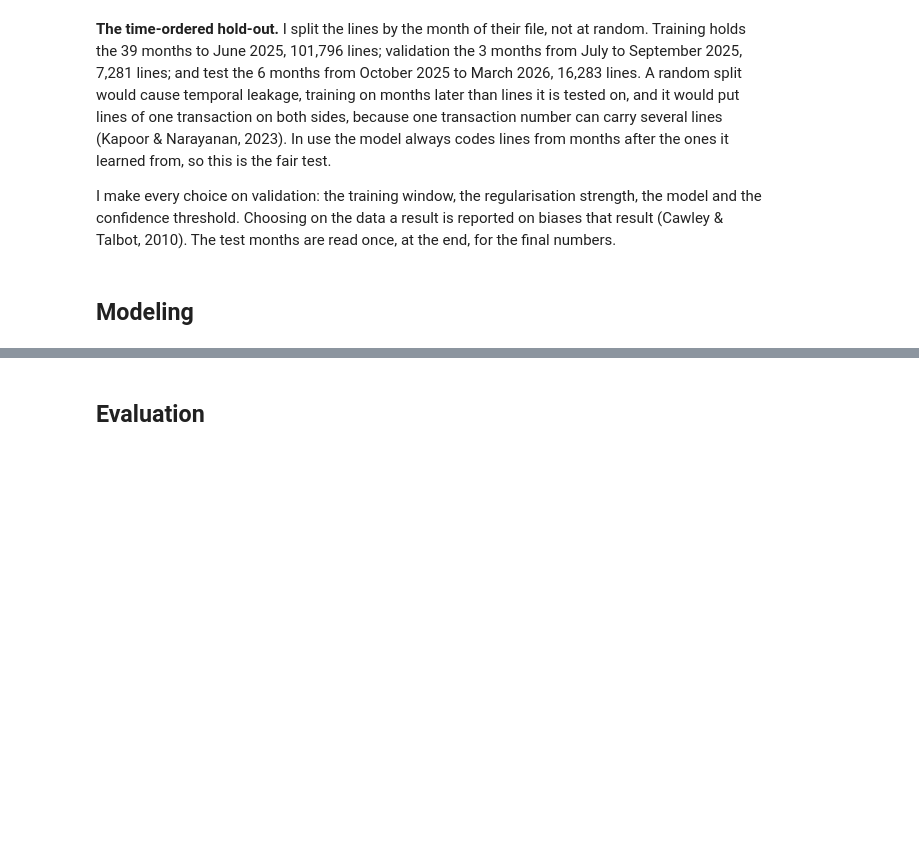
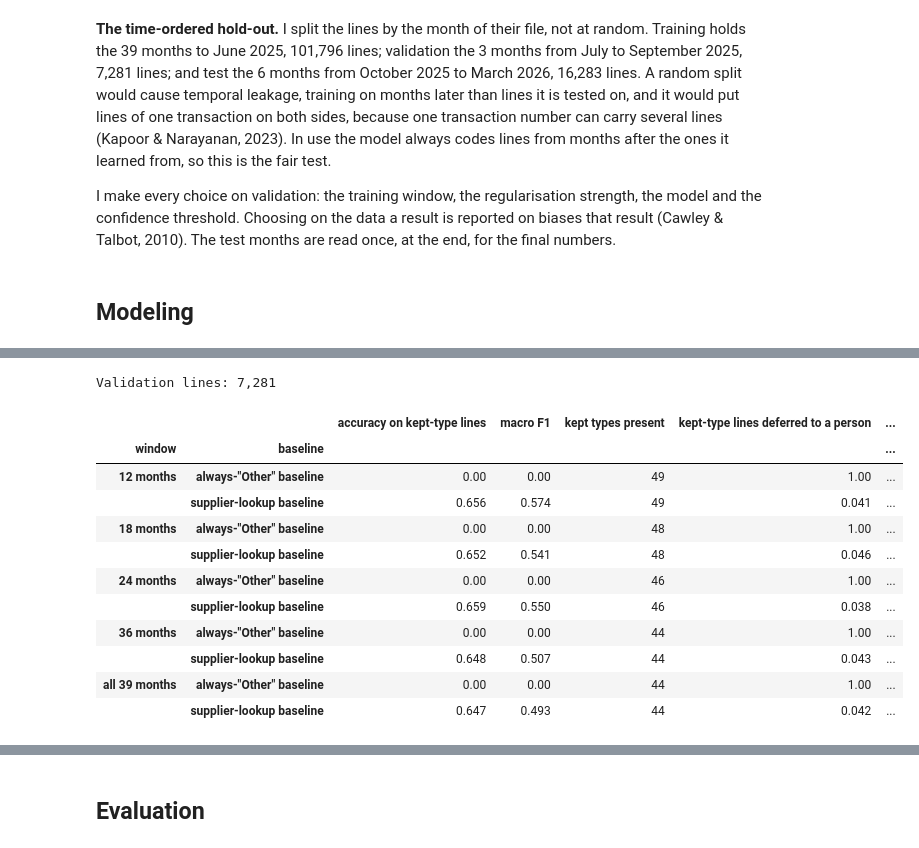
Before and after one commit to PaddyGilliland1/applied-machine-learning-project, a Jupyter notebook: modeling.ipynb, the cells around one changed output, grey strips where cells are left out. Drawn from its saved outputs; the diff is of its cells as text; code cells hidden in the pictures; blank space fills up the shorter version.

Commit message:
Add the baselines

```diff
--- a/modeling.ipynb
+++ b/modeling.ipynb
@@ -2091,0 +2288,65 @@ I make every choice on validation: the training window, the regularisation stren
+# %%
+# Both baselines, fitted on each candidate window and scored on validation.
+# Neither reads the text. The always-"Other" baseline sends every line to a
+# person; the supplier-lookup baseline gives each supplier the type it was
+# most often coded to in the window, and "Other" to a supplier it has never
+# seen.
+SHOWN = [
+    "accuracy on kept-type lines",
+    "macro F1",
+    "kept types present",
+    "kept-type lines deferred to a person",
+    '"Other" lines given a real type',
+    "share of all lines coded correctly",
+    "fit seconds",
+]
+baselines = {}
+scores = {}
+for name, months in WINDOWS.items():
+    in_window = training[window_mask(training, months)]
+    target = to_target(in_window["label"], window_kept[name])
+    truth = to_target(validation["label"], window_kept[name])
+    started = time.perf_counter()
+    always = DummyClassifier(strategy="constant", constant="Other").fit(
+        features.loc[in_window.index], target
+    )
+    always_seconds = time.perf_counter() - started
+    started = time.perf_counter()
+    lookup = supplier_lookup(in_window, target)
+    lookup_seconds = time.perf_counter() - started
+    baselines[name] = {"always": always, "lookup": lookup}
+    guess = pd.Series(
+        always.predict(features.loc[validation.index]), index=validation.index
+    )
+    scores[(name, 'always-"Other" baseline')] = pd.concat(
+        [
+            kept_metrics(truth, guess),
+            pd.Series({"fit seconds": always_seconds}),
+        ]
+    )
+    scores[(name, "supplier-lookup baseline")] = pd.concat(
+        [
+            kept_metrics(truth, predict_lookup(validation, lookup)),
+            pd.Series({"fit seconds": lookup_seconds}),
+        ]
+    )
+baseline_scores = pd.DataFrame(scores).T
+baseline_scores.index.names = ["window", "baseline"]
+COUNTS = ["kept types present", "lines", "kept-type lines", '"Other" lines']
+baseline_scores[COUNTS] = baseline_scores[COUNTS].astype(int)
+print(f"Validation lines: {len(validation):,}")
+baseline_scores[SHOWN]
+# %% [output]
+Validation lines: 7,281
+|  |  | accuracy on kept-type lines | macro F1 | kept types present | kept-type lines deferred to a person | ... |
+| window | baseline |  |  |  |  | ... |
+| 12 months | always-"Other" baseline | 0.00 | 0.00 | 49 | 1.00 | ... |
+|  | supplier-lookup baseline | 0.656 | 0.574 | 49 | 0.041 | ... |
+| 18 months | always-"Other" baseline | 0.00 | 0.00 | 48 | 1.00 | ... |
+|  | supplier-lookup baseline | 0.652 | 0.541 | 48 | 0.046 | ... |
+| 24 months | always-"Other" baseline | 0.00 | 0.00 | 46 | 1.00 | ... |
+|  | supplier-lookup baseline | 0.659 | 0.550 | 46 | 0.038 | ... |
+| 36 months | always-"Other" baseline | 0.00 | 0.00 | 44 | 1.00 | ... |
+|  | supplier-lookup baseline | 0.648 | 0.507 | 44 | 0.043 | ... |
+| all 39 months | always-"Other" baseline | 0.00 | 0.00 | 44 | 1.00 | ... |
+|  | supplier-lookup baseline | 0.647 | 0.493 | 44 | 0.042 | ... |
```
Also changed, not shown: parts of 9 cells of this notebook.
